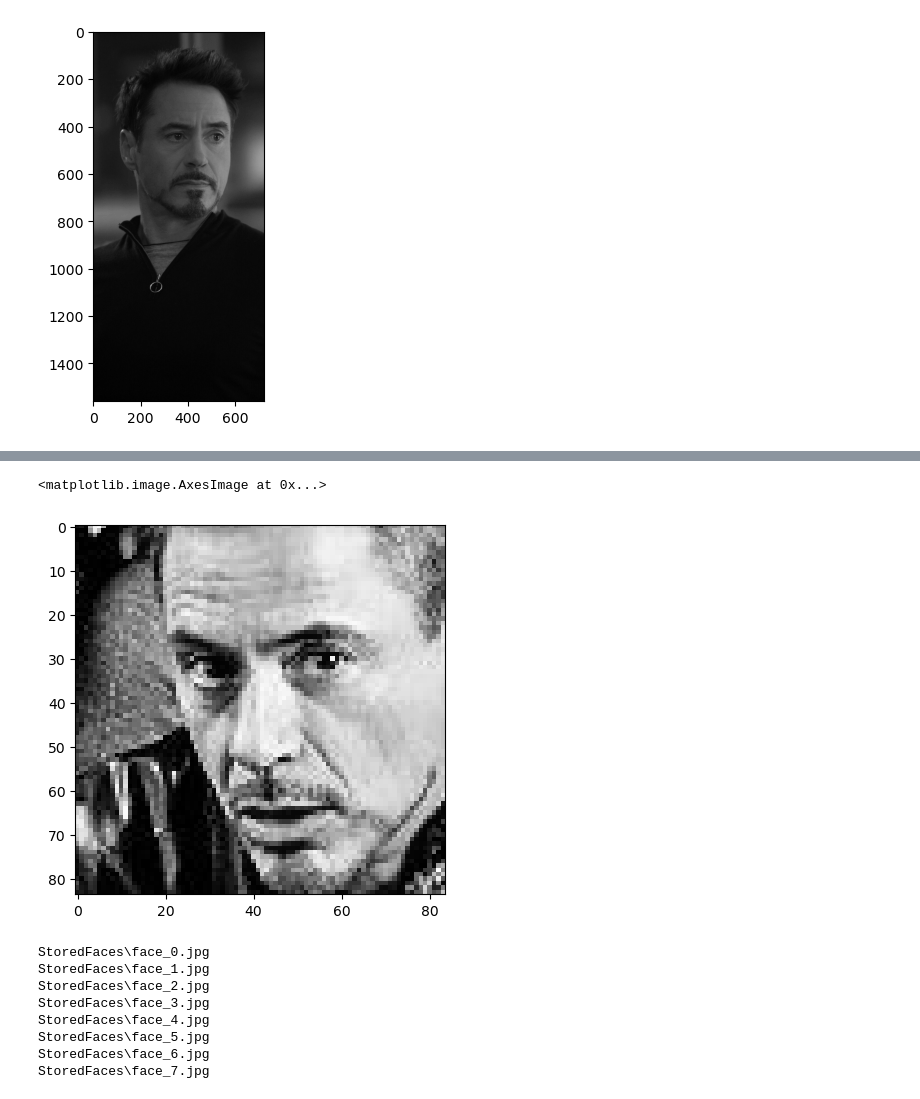
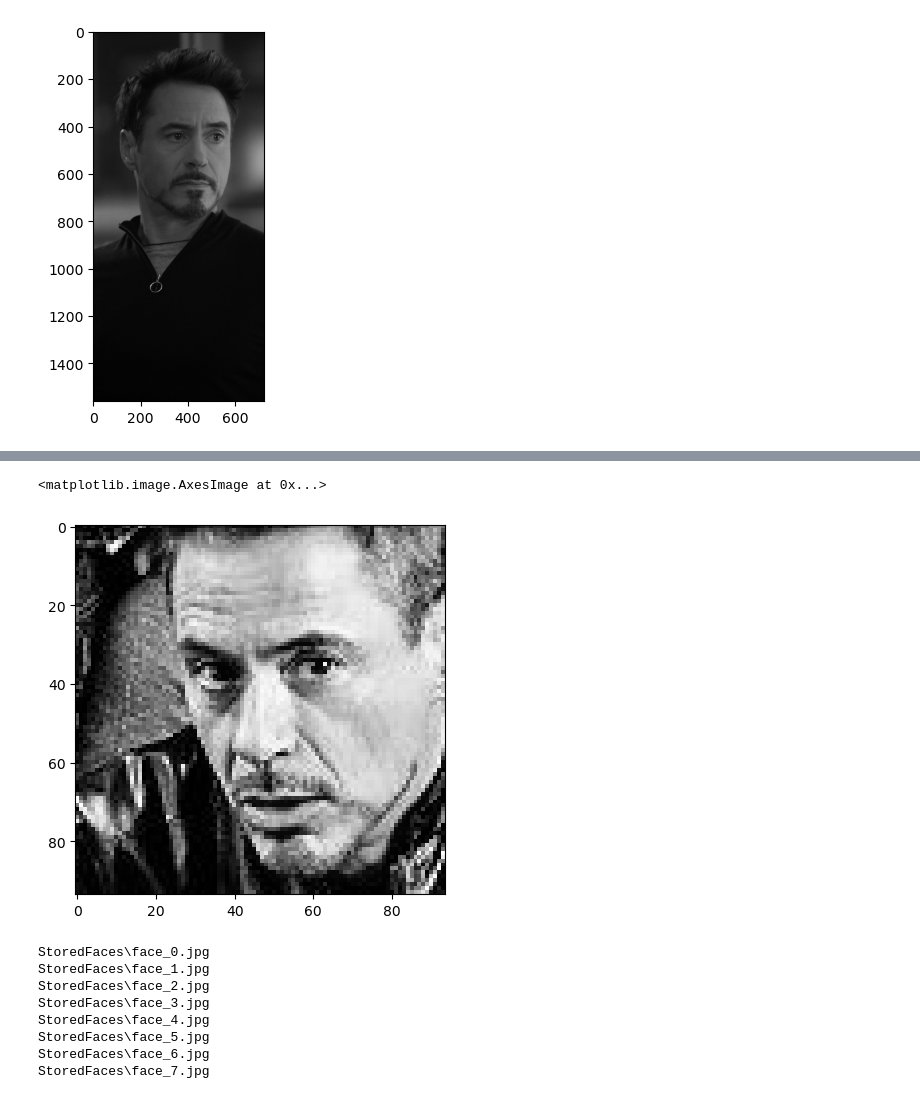
Before and after one commit to Liza-Mathur/BasicCvDlProjects, a Jupyter notebook: FaceRecognition/DetectAndStoreFace.ipynb, the cells around one changed output, grey strips where cells are left out. Saved outputs shown, nothing was run; the diff lists cells and outputs as text; code cells hidden in the pictures.

```diff
--- a/FaceRecognition/DetectAndStoreFace.ipynb
+++ b/FaceRecognition/DetectAndStoreFace.ipynb
@@ -36,11 +36,11 @@ array([[419,  35,  69,  69],
        [173,  66,  69,  69]])
 # %%
 x , y, w, h = faces[2]
-roi = group_img[y:y+h , x:x+w]
+roi = group_img[max(y-5 , 0):max(y+h+5 , 0) , max(0 , x-5):max(0, x+w+5)]
 plt.imshow(roi , cmap='gray')
 # %% [output]
 <matplotlib.image.AxesImage at 0x...>
-[figure, old version]
+[figure, new version]
 # %%
 import os
 output_folder = "StoredFaces"
```
Also changed, not shown: parts of 1 cell of this notebook.
